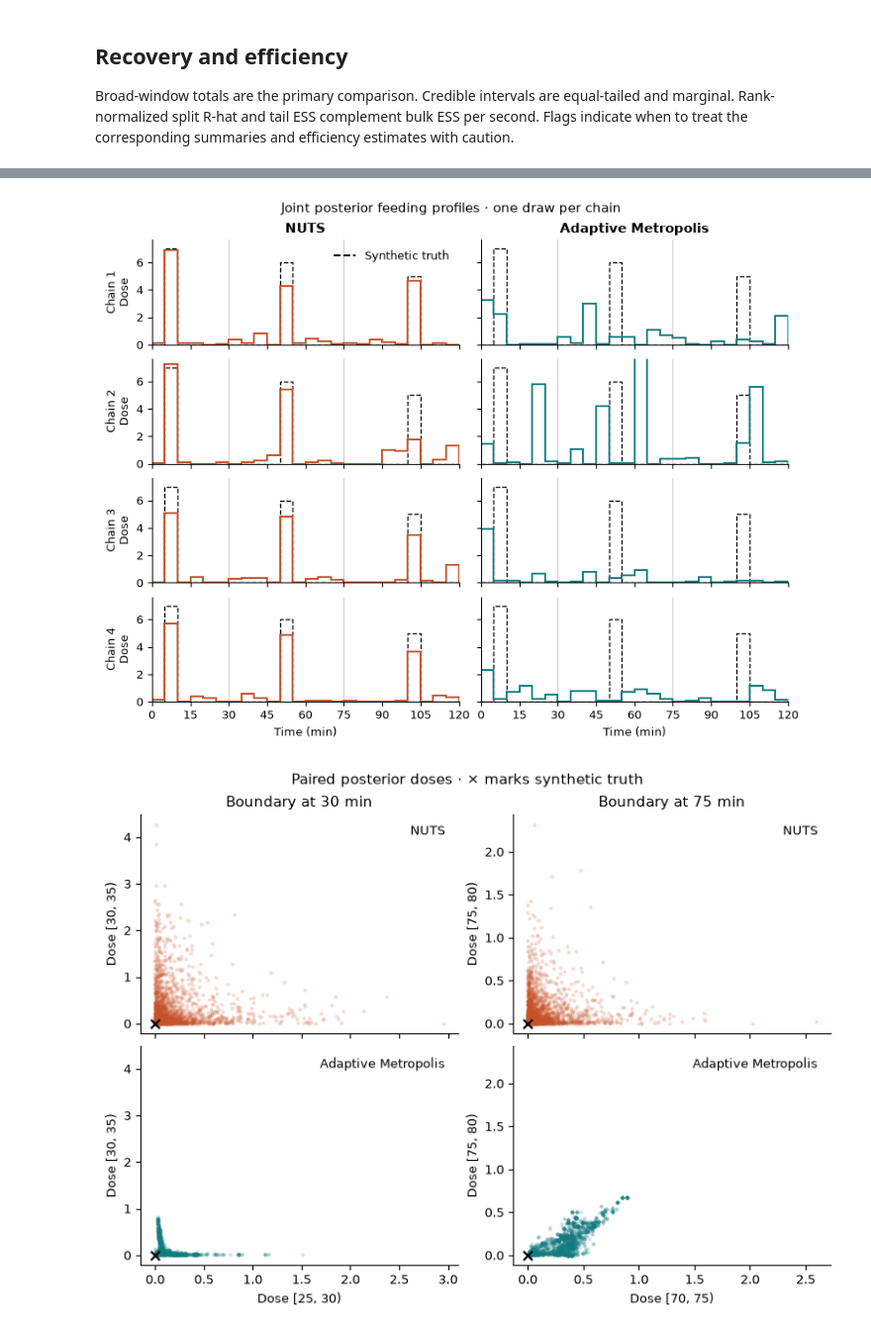
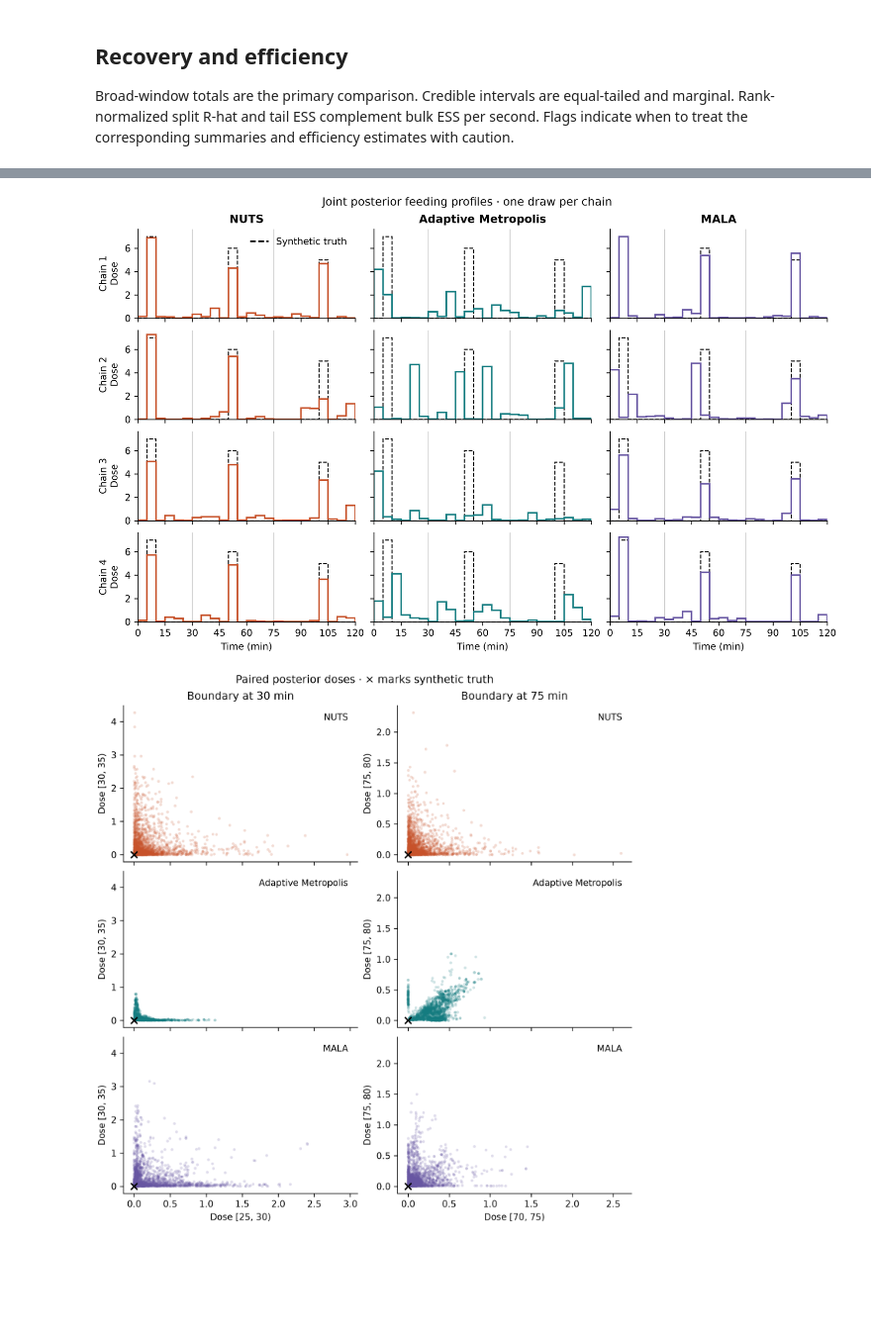
Before and after one commit to BasisResearch/dynestyx, a Jupyter notebook: docs/deep_dives/ogtt_sde_enkf_feeding_benchmark.ipynb, the cells around one changed output, grey strips where cells are left out. Shown at 99% size. Saved outputs shown, nothing was run; the diff lists cells and outputs as text; code cells hidden in the pictures; blank space fills up the shorter version.

Commit message:
Add MALA comparisons

```diff
--- a/docs/deep_dives/ogtt_sde_enkf_feeding_benchmark.ipynb
+++ b/docs/deep_dives/ogtt_sde_enkf_feeding_benchmark.ipynb
@@ -48,11 +48,11 @@ from scipy.special import roots_legendre
 import dynestyx as dsx
 from dynestyx.inference.configs.discretizer import EulerMaruyamaConfig
 from dynestyx.inference.configs.filter import EnKFConfig
-from dynestyx.inference.configs.mcmc import AdaptiveMetropolisConfig
+from dynestyx.inference.configs.mcmc import AdaptiveMetropolisConfig, MALAConfig
 from dynestyx.inference.mcmc import MCMCInference
 
 ROOT = next(p for p in [Path.cwd(), *Path.cwd().parents] if (p / "dynestyx").is_dir())
-OUT = ROOT / "examples/ogtt_sde/results/feeding_benchmark"
+OUT = ROOT / "examples/ogtt_sde/results/feeding_benchmark_long"
 OUT.mkdir(parents=True, exist_ok=True)
 
 N_BINS, BIN_MINUTES = 24, 5.0
@@ -65,7 +65,7 @@ OBS_TIMES = jnp.arange(0.0, 181.0, 5.0)
 OBS_SD = 0.25
 ENSEMBLE, FILTER_DT, SIM_DT = 30, 0.5, 0.025
 SIM_SEED, FILTER_SEED = 12, 0
-NUTS_SEED, MH_SEED = 42, 43
+NUTS_SEED, MH_SEED, MALA_SEED = 42, 43, 44
 NUM_CHAINS = 4
 
 devices = jax.local_devices()
@@ -77,7 +77,9 @@ if len(devices) < NUM_CHAINS:
     )
 
 NUTS_WARMUP, NUTS_DRAWS = 500, 500
-MH_WARMUP, MH_DRAWS = 1000, 4000
+MH_WARMUP, MH_DRAWS = 1000, 23000
+MALA_WARMUP, MALA_DRAWS = 1000, 21000
+MALA_STEP_SIZE = 0.003
 NUTS_TARGET, MH_TARGET, MH_INITIAL_SCALE = 0.9, 0.234, 0.1
 INIT = init_to_median(num_samples=15)
 SITES = ("sensitivity", "secretion", "feeding_dose")
@@ -331,7 +384,9 @@ Joint acceptance by chain: [0.12175000458955765, 0.07925000041723251, 0.16475000
 
 Broad-window totals are the primary comparison. Credible intervals are equal-tailed and marginal. Rank-normalized split R-hat and tail ESS complement bulk ESS per second. Flags indicate when to treat the corresponding summaries and efficiency estimates with caution.
 # %%
-METHODS = ("NUTS", "Adaptive Metropolis")
+METHODS = ("NUTS", "Adaptive Metropolis", "MALA")
+COLORS = {"NUTS": "#c7522a", "Adaptive Metropolis": "#147c80", "MALA": "#6756a2"}
+MARKERS = {"NUTS": "o", "Adaptive Metropolis": "s", "MALA": "^"}
 WINDOWS = {(0, 30): "[0, 30)", (30, 75): "[30, 75)", (75, 120): "[75, 120)"}
 window_masks = {
     label: (np.asarray(BIN_EDGES[:-1]) >= lo) & (np.asarray(BIN_EDGES[:-1]) < hi)
@@ -346,6 +401,7 @@ true_by_quantity.update({
 runs = {
     "NUTS": (nuts_samples, nuts_seconds, NUTS_DRAWS),
     "Adaptive Metropolis": (mh_samples, mh_seconds, MH_DRAWS),
+    "MALA": (mala_samples, mala_seconds, MALA_DRAWS),
 }
 dose_draws = {}
 rows = []
@@ -391,16 +447,18 @@ report = {
     "settings": {
         "ensemble": ENSEMBLE, "filter_dt": FILTER_DT, "simulation_dt": SIM_DT,
         "simulation_seed": SIM_SEED, "filter_seed": FILTER_SEED,
-        "nuts_seed": NUTS_SEED, "mh_seed": MH_SEED, "chains": NUM_CHAINS,
+        "nuts_seed": NUTS_SEED, "mh_seed": MH_SEED, "mala_seed": MALA_SEED, "chains": NUM_CHAINS,
         "nuts_warmup": NUTS_WARMUP, "nuts_draws": NUTS_DRAWS, "nuts_target": NUTS_TARGET,
         "mh_warmup": MH_WARMUP, "mh_draws": MH_DRAWS, "mh_target": MH_TARGET,
         "mh_initial_scale": MH_INITIAL_SCALE, "tau": TAU, "slab": SLAB,
+        "mala_warmup": MALA_WARMUP, "mala_draws": MALA_DRAWS,
         "dose_threshold": DOSE_THRESHOLD,
     },
     "quadrature_check": prior_check,
     "max_gradient_difference": gradient_error,
     "nuts": nuts_diagnostics,
     "adaptive_metropolis": mh_diagnostics,
+    "mala": mala_diagnostics,
 }
 (OUT / "report.json").write_text(json.dumps(report, indent=2))
 # %% [output]
@@ -435,5 +495,4 @@ NUTS divergences by chain: [0, 0, 0, 0]
 # %%
-COLORS = {"NUTS": "#c7522a", "Adaptive Metropolis": "#147c80"}
 centers = np.asarray(BIN_EDGES[:-1]) + BIN_MINUTES / 2
 
 with plt.rc_context({
@@ -452,7 +511,8 @@ with plt.rc_context({
     glucose.legend(loc="upper right")
 
     doses.stairs(TRUE_DOSE, BIN_EDGES, linestyle="--", color="black", lw=1.1, label="True dose")
-    for method, offset, marker in zip(METHODS, (-0.65, 0.65), ("o", "s"), strict=True):
+    for method, offset in zip(METHODS, (-0.9, 0, 0.9), strict=True):
+        marker = MARKERS[method]
         bins = comparison.xs(method, level="sampler").loc[bin_names]
         doses.errorbar(
             centers + offset, bins["median"],
@@ -469,7 +529,7 @@ with plt.rc_context({
         for ax in (doses, exceedance):
             ax.axvline(edge, color="#cccccc", lw=0.8, zorder=0)
     doses.set(ylabel="Dose (gut-load units)", ylim=(0, None))
-    doses.legend(loc="lower right", bbox_to_anchor=(1, 1), ncols=3)
+    doses.legend(loc="lower right", bbox_to_anchor=(1, 1), ncols=4)
     exceedance.set(xlabel="Time (min)", ylabel=r"$P(\mathrm{dose}>1\mid y)$", ylim=(-0.02, 1.02))
     for ax, panel in zip(axes, ("(a)", "(b)", "(c)"), strict=True):
         ax.set_title(panel, loc="left", fontweight="bold")
@@ -482,7 +542,6 @@ with plt.rc_context({
 # %%
 from matplotlib.lines import Line2D
 
-colors = {"NUTS": "#c7522a", "Adaptive Metropolis": "#147c80"}
 edges = np.asarray(BIN_EDGES)
 truth = np.asarray(TRUE_DOSE)
 boundaries = (30, 75)
@@ -503,7 +562,7 @@ with plt.rc_context(style):
     fig, axes = plt.subplots(
         n_chains,
         len(METHODS),
-        figsize=(8, 1.35 * n_chains + 0.8),
+        figsize=(10, 1.35 * n_chains + 0.8),
         sharex=True,
         sharey=True,
         squeeze=False,
@@ -516,7 +575,7 @@ with plt.rc_context(style):
         for chain, ax in enumerate(axes[:, col]):
             draw = rng.integers(draws.shape[1])
             ax.stairs(truth, edges, color="black", linestyle="--", lw=1)
-            ax.stairs(draws[chain, draw], edges, color=colors[method], lw=1.5)
+            ax.stairs(draws[chain, draw], edges, color=COLORS[method], lw=1.5)
             for boundary in boundaries:
                 ax.axvline(boundary, color="#cccccc", lw=0.8, zorder=0)
             if col == 0:
@@ -540,7 +599,7 @@ with plt.rc_context(style):
     fig, axes = plt.subplots(
         len(METHODS),
         len(boundaries),
-        figsize=(7.6, 5.6),
+        figsize=(7.6, 7.8),
         sharex="col",
         sharey="col",
         layout="constrained",
@@ -550,34 +609,34 @@ with plt.rc_context(style):
         left = right - 1
         axes[0, col].set_title(f"Boundary at {boundary} min")
         for row, method in enumerate(METHODS):
             ax = axes[row, col]
             pairs = dose_draws[method][..., [left, right]].reshape(-1, 2)
             keep = rng.choice(len(pairs), size=min(2000, len(pairs)), replace=False)
             ax.scatter(
                 pairs[keep, 0],
                 pairs[keep, 1],
                 s=8,
-                color=colors[method],
+                color=COLORS[method],
                 alpha=0.20,
                 linewidths=0,
             )
             ax.scatter(
                 truth[left],
                 truth[right],
                 s=45,
                 marker="x",
                 color="black",
                 zorder=3,
             )
             ax.text(0.96, 0.95, method, transform=ax.transAxes, ha="right", va="top")
             ax.set_ylabel(f"Dose [{boundary}, {edges[right + 1]:g})")
         axes[-1, col].set_xlabel(f"Dose [{edges[left]:g}, {boundary})")
 
     fig.suptitle("Paired posterior doses · × marks synthetic truth")
     fig.savefig(OUT / "feeding_boundary_pairs.png", dpi=300)
     fig.savefig(OUT / "feeding_boundary_pairs.pdf")
     plt.show()
 # %% [output]
-[figure, old version]
+[figure, new version]
-[figure, old version]
+[figure, new version]
 # %%
```
Also changed, not shown: parts of 8 cells of this notebook, 1 other file.
